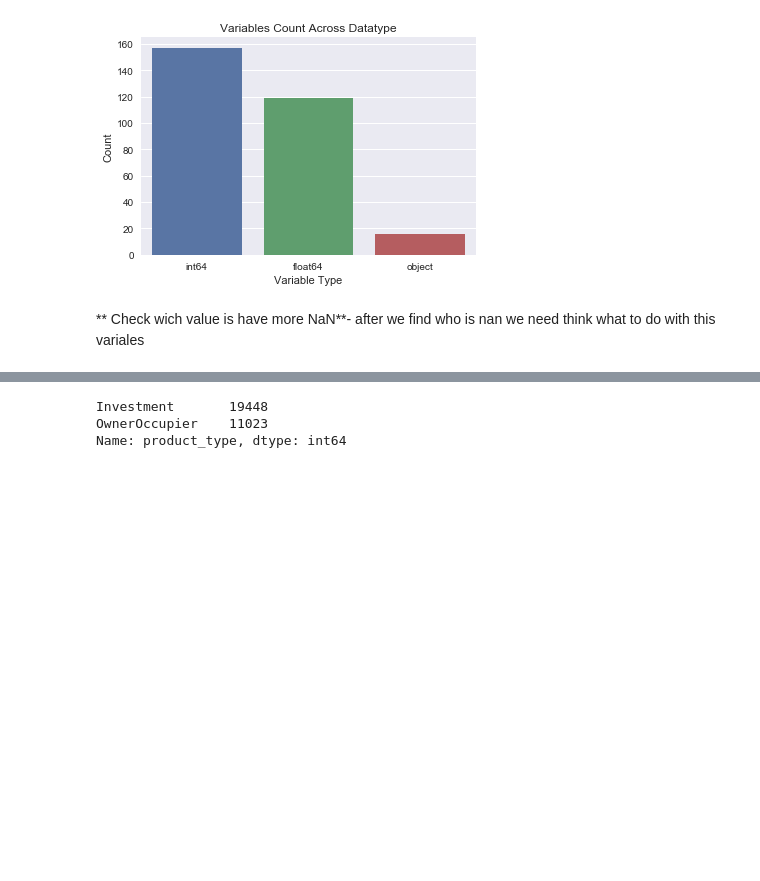
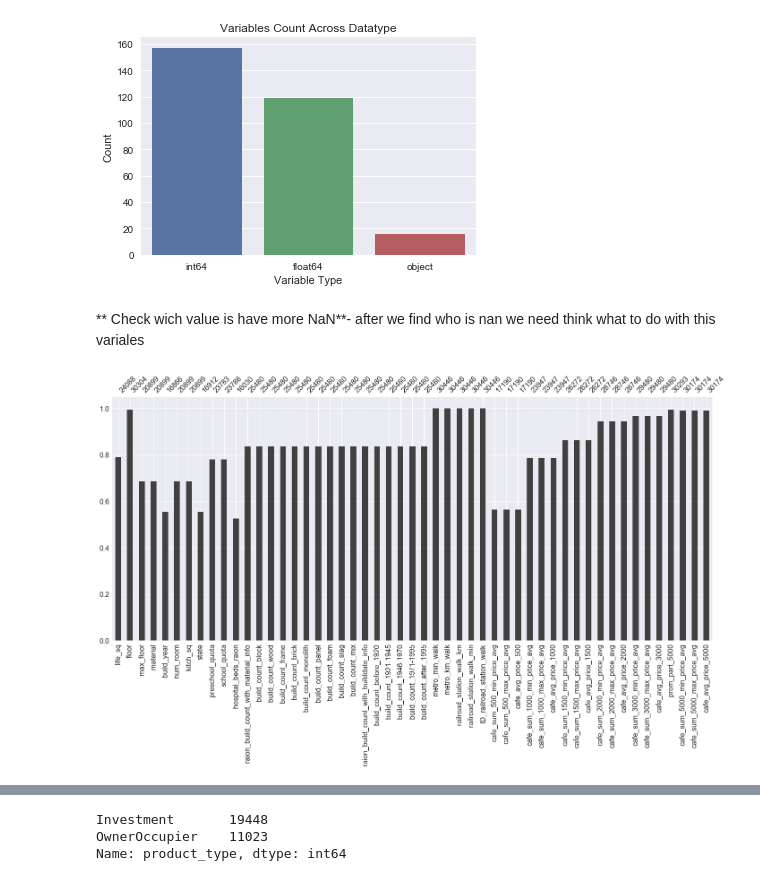
Before and after one commit to AlexandraLS1/ADS-Final-Project-Sberbank, a Jupyter notebook: EDA.ipynb, the cells around one changed output, grey strips where cells are left out. Drawn from its saved outputs; the diff is of its cells as text; code cells hidden in the pictures; blank space fills up the shorter version.

```diff
--- a/EDA.ipynb
+++ b/EDA.ipynb
@@ -198,3 +201,9 @@ plt.show()
 [figure]
 # %% [markdown]
 ** Check wich value is have more NaN**- after we find who is nan we need think what to do with this variales
+# %%
+# get all colmns that have NaN and other
+missing_trainData=train.columns[train.isnull().any()].tolist() # remove all column that dont have NaN, and convert to list of columns name
+msno.bar(train[missing_trainData])
+# %% [output]
+[figure, added]
```
Also changed, not shown: parts of 7 cells of this notebook.
